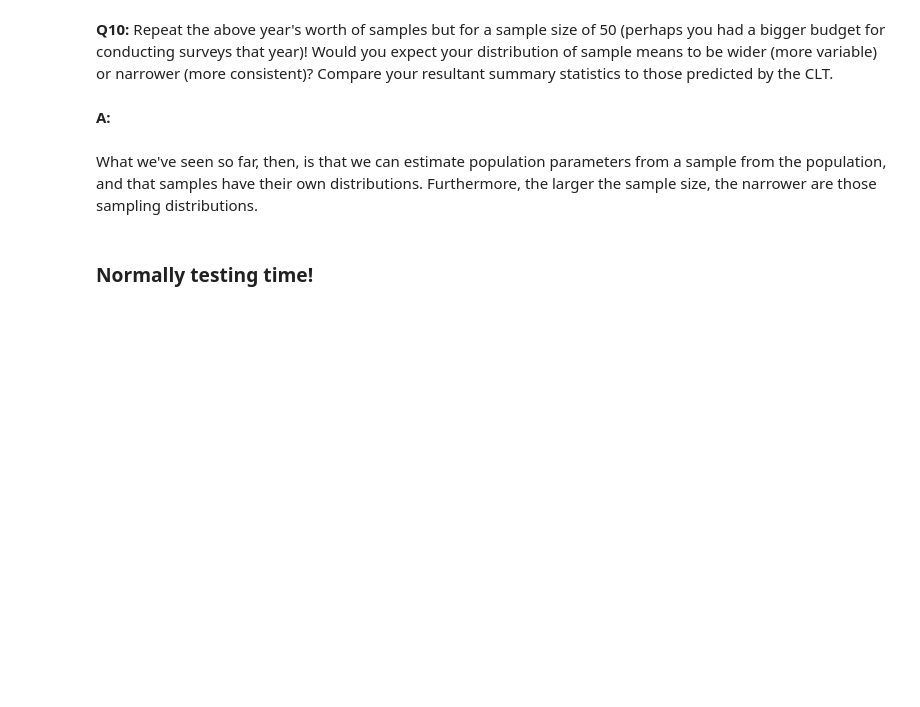
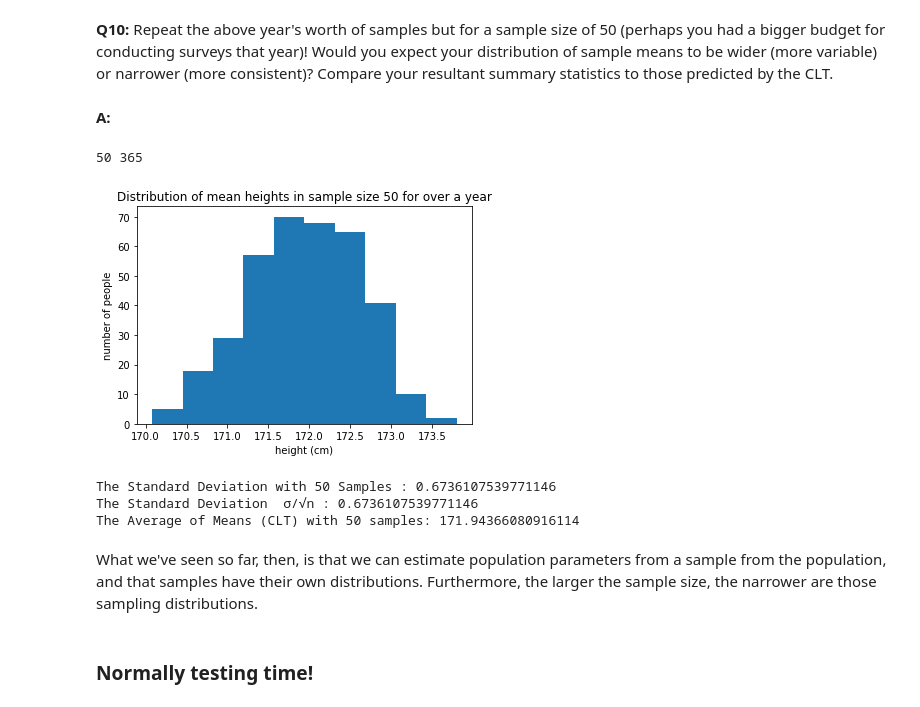
Before and after one commit to shai1esh03/ML-Algorithms-Projects, a Jupyter notebook: Frequentist Case Study/Frequentist Inference Case Study - Part A (3).ipynb, the cells around one changed output. Saved outputs shown, nothing was run; the diff lists cells and outputs as text; code cells hidden in the pictures; blank space fills up the shorter version.

```diff
--- a/Frequentist Case Study/Frequentist Inference Case Study - Part A (3).ipynb
+++ b/Frequentist Case Study/Frequentist Inference Case Study - Part A (3).ipynb
@@ -211,3 +234,29 @@ seed(47)
+# %%
+fifty_samples =[]
+seed(47)
+# calculate daily means from the larger sample size here
+for x in range(365):
+    daily = townsfolk_sampler(50)
+    fifty_samples.append(np.mean(daily))
+    #day_samples_mean.append(np.mean(day_samples))
+print(len(daily), len(fifty_samples))
+# %% [output]
+50 365
+# %%
+_ = plt.hist(fifty_samples, bins=10)
+_ = plt.xlabel('height (cm)')
+_ = plt.ylabel('number of people')
+_ = plt.title('Distribution of mean heights in sample size 50 for over a year')
+# %% [output]
+[figure, added]
+# %%
+print('The Standard Deviation with 50 Samples :' ,np.std(fifty_samples))
+print('The Standard Deviation  \u03C3/\u221An :', np.sqrt(np.sum(((fifty_samples-np.mean(fifty_samples))**2)))/np.sqrt(365))
+print('The Average of Means (CLT) with 50 samples:', np.mean(fifty_samples))
+# %% [output]
+The Standard Deviation with 50 Samples : 0.6736107539771146
+The Standard Deviation  σ/√n : 0.6736107539771146
+The Average of Means (CLT) with 50 samples: 171.94366080916114
 # %% [markdown]
 What we've seen so far, then, is that we can estimate population parameters from a sample from the population, and that samples have their own distributions. Furthermore, the larger the sample size, the narrower are those sampling distributions.
 # %% [markdown]
```
Also changed, not shown: parts of 17 cells of this notebook, 1 other file.
